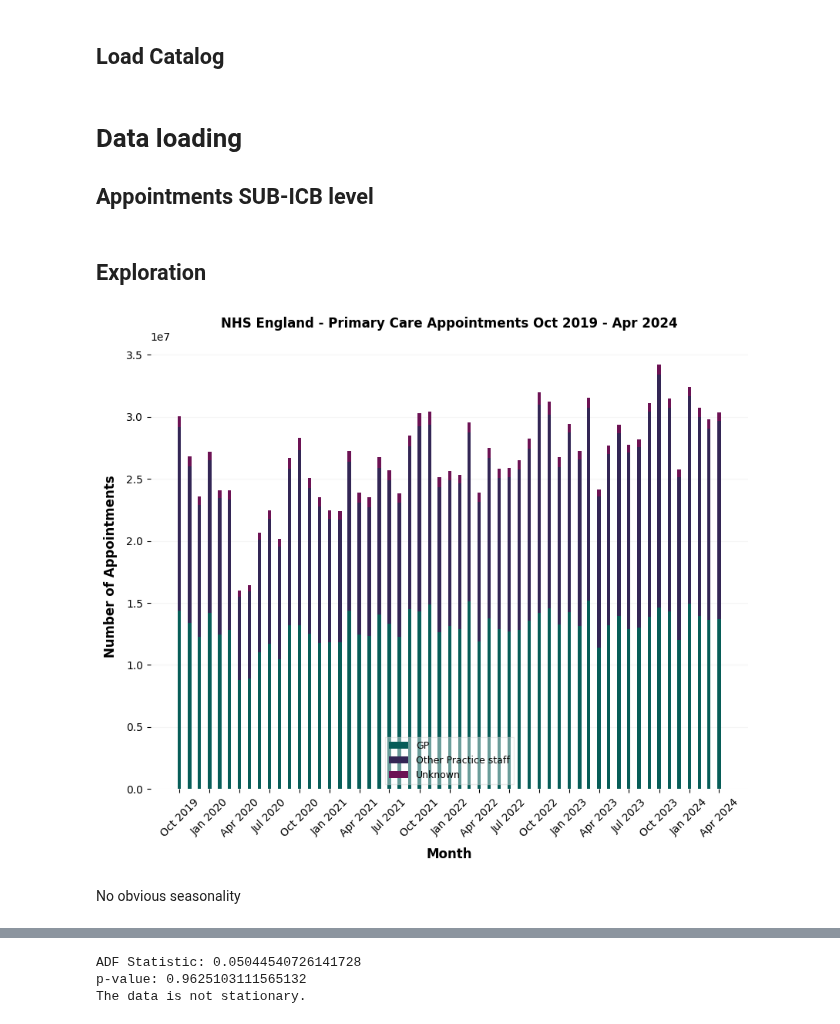
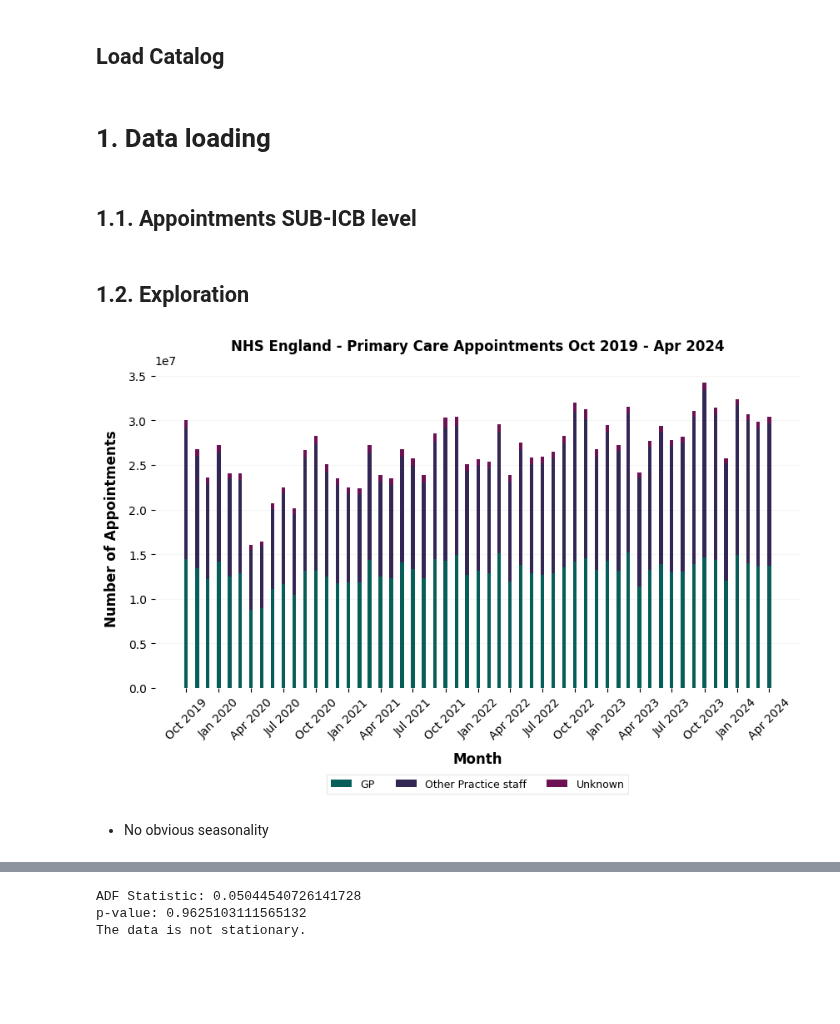
Before and after one commit to SNEE-ICS/PrimaryCareDemandAndCapacity, a Jupyter notebook: notebooks/2a_NumAppointments_forecast.ipynb, the cells around one changed output, grey strips where cells are left out. Drawn from its saved outputs; the diff is of its cells as text; code cells hidden in the pictures; blank space fills up the shorter version.

```diff
--- a/notebooks/2a_NumAppointments_forecast.ipynb
+++ b/notebooks/2a_NumAppointments_forecast.ipynb
@@ -78,5 +62,6 @@ NOTEBOOK_ALIAS = "num_appointments"
 catalog = DataCatalog.load_from_yaml("data_catalog.yaml")
 plot_counter = PlotCounter(name=NOTEBOOK_ALIAS)
+# %% [markdown]
+# 1. Data loading
 # %% [markdown]
-# Data loading
-## Appointments SUB-ICB level
+## 1.1. Appointments SUB-ICB level
@@ -110,10 +93,10 @@ historical_gp_appts_df = load_all_areas_gp_appts(HISTORICAL_APPOINTMENTS_CATALOG
 historical_gp_appts_df = historical_gp_appts_df.loc[~historical_gp_appts_df['APPOINTMENT_MONTH'].isin(latest_gp_appts_df['APPOINTMENT_MONTH'].unique())]
 all_area_appts_df = pd.concat([latest_gp_appts_df, historical_gp_appts_df], axis=0)
 # %% [markdown]
-## Exploration
+## 1.2. Exploration
 # %%
 def stacked_bar_appointments(
-    df: pd.DataFrame, title: str, ylabel: str, xlabel: str, figsize=(10, 7.5)
+    df: pd.DataFrame, title: str, ylabel: str, xlabel: str, figsize=(10, 5)
 ):
     fig, ax = plt.subplots(figsize=figsize)
 
@@ -129,37 +112,37 @@ def stacked_bar_appointments(
             bottom=bottoms,
             label=hcp_type,
         )
         bottoms += hcp_type_slice["COUNT_OF_APPOINTMENTS"].values
     date_range = (
         str([f"{i.strftime('%b %Y')}" for i in [months.min(), months.max()]])[1:-1]
         .replace("'", "")
         .replace(",", " -")
     )
     ax.set_title(f"{title} {date_range}")
     ax.set_ylabel(ylabel)
     ax.set_xlabel(xlabel)
     ax.xaxis.set_major_locator(mdates.MonthLocator(interval=3))
     ax.xaxis.set_major_formatter(mdates.DateFormatter("%b %Y"))
     ax.tick_params(axis="x", rotation=45)
-    ax.legend()
+    ax.legend(loc='center', bbox_to_anchor=(0.5, -0.3), ncol=3)
     plt.savefig(f"{plot_counter.plot_name}.png")
     plt.show()
 
 
 stacked_bar_appointments(
     all_area_appts_df.groupby(["APPOINTMENT_MONTH", "HCP_TYPE"])[
         ["COUNT_OF_APPOINTMENTS"]
     ]
     .sum()
     .reset_index(),
     "NHS England - Primary Care Appointments",
     "Number of Appointments",
     "Month",
 )
 # %% [output]
-[figure, old version]
+[figure, new version]
 # %% [markdown]
-No obvious seasonality
+- No obvious seasonality
 # %%
 snee_appointments_df = (
     all_area_appts_df.loc[
```
Also changed, not shown: parts of 51 cells of this notebook.
